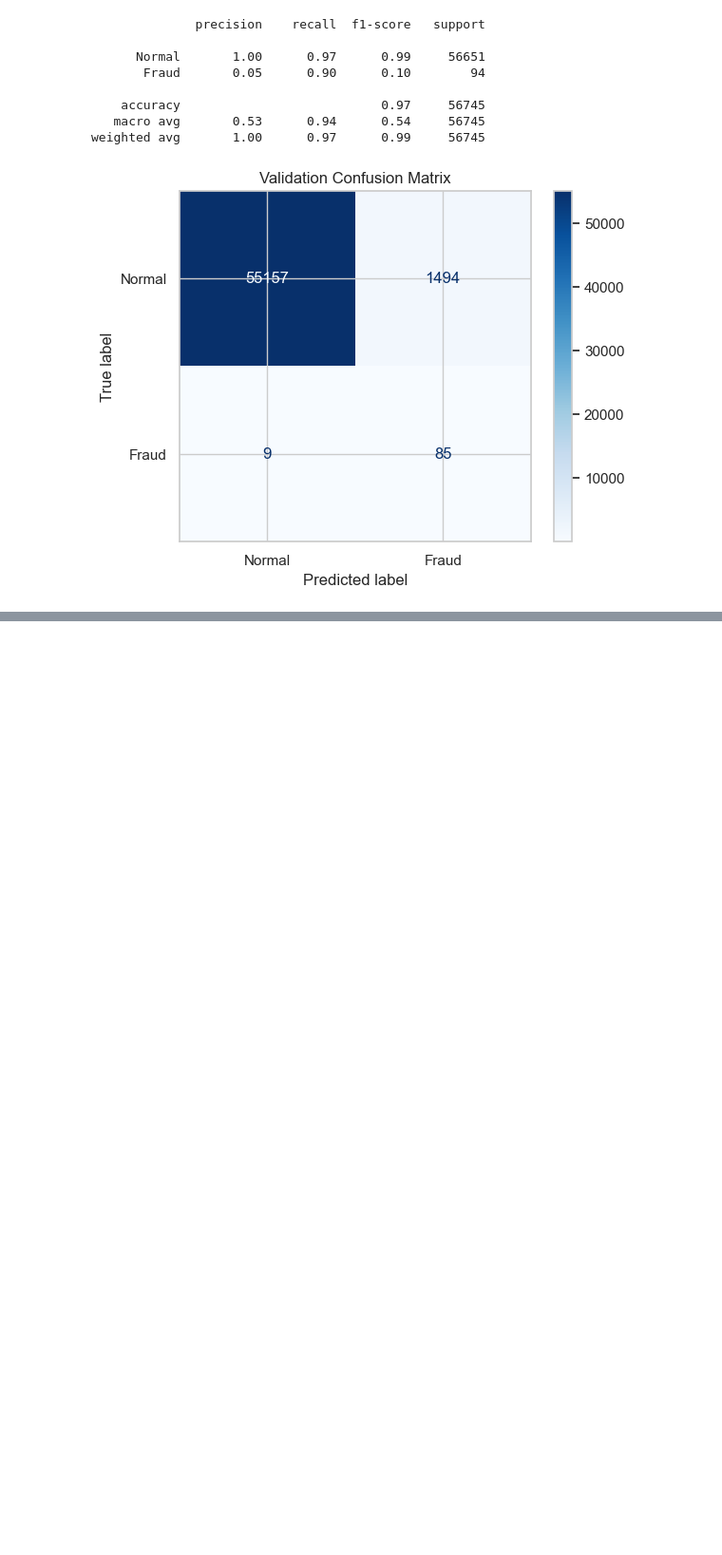
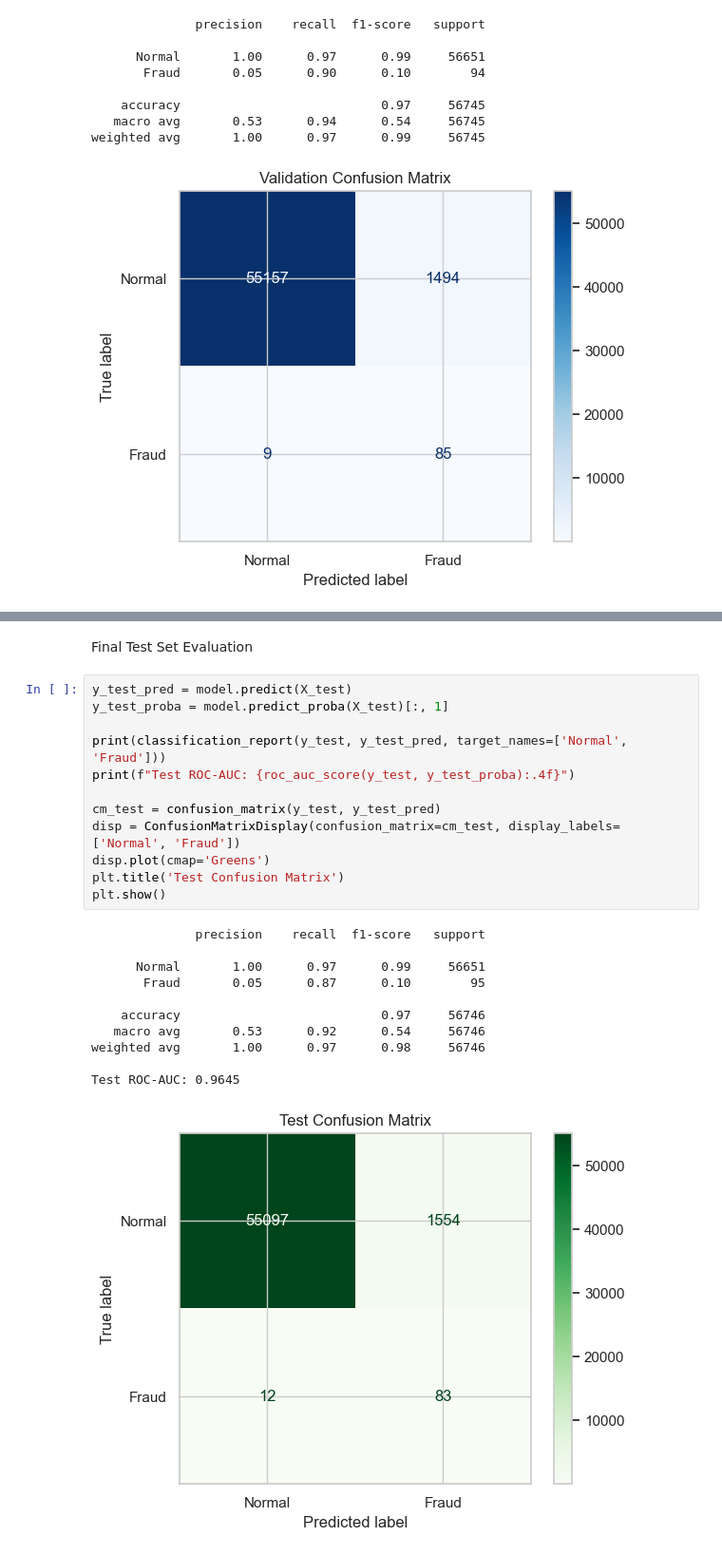
Before and after one commit to Emna-chebbi/logistic-regression-fraud-detection, a Jupyter notebook: logistic-regression-fraud-detection.ipynb, the cells around one changed output, grey strips where cells are left out. Shown at 95% size. Cells and saved outputs as stored; diff of their text form; blank space fills up the shorter version.

Commit message:
test set evaluation and ROC, AUC on validation set

```diff
--- a/logistic-regression-fraud-detection.ipynb
+++ b/logistic-regression-fraud-detection.ipynb
@@ -268,0 +277,26 @@ weighted avg       1.00      0.97      0.99     56745
+# %% [markdown]
+Final Test Set Evaluation
+# %%
+y_test_pred = model.predict(X_test)
+y_test_proba = model.predict_proba(X_test)[:, 1]
+
+print(classification_report(y_test, y_test_pred, target_names=['Normal', 'Fraud']))
+print(f"Test ROC-AUC: {roc_auc_score(y_test, y_test_proba):.4f}")
+
+cm_test = confusion_matrix(y_test, y_test_pred)
+disp = ConfusionMatrixDisplay(confusion_matrix=cm_test, display_labels=['Normal', 'Fraud'])
+disp.plot(cmap='Greens')
+plt.title('Test Confusion Matrix')
+plt.show()
+# %% [output]
+              precision    recall  f1-score   support
+
+      Normal       1.00      0.97      0.99     56651
+       Fraud       0.05      0.87      0.10        95
+
+    accuracy                           0.97     56746
+   macro avg       0.53      0.92      0.54     56746
+weighted avg       1.00      0.97      0.98     56746
+
+Test ROC-AUC: 0.9645
+[figure, added]
```
Also changed, not shown: parts of 4 cells of this notebook.
